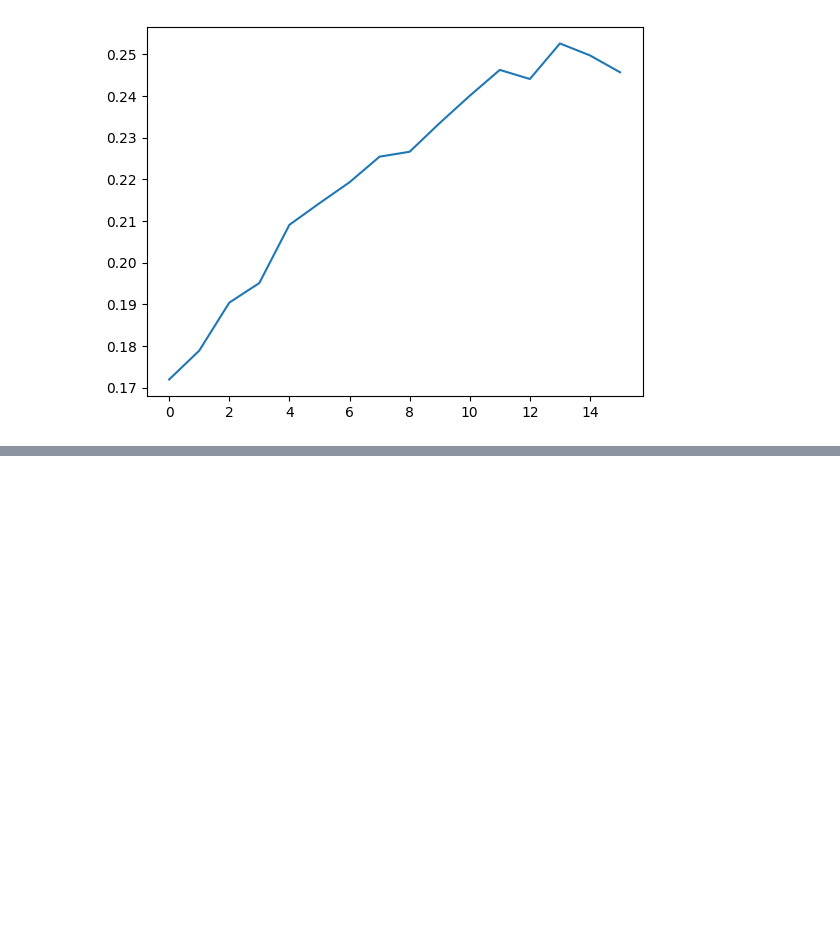
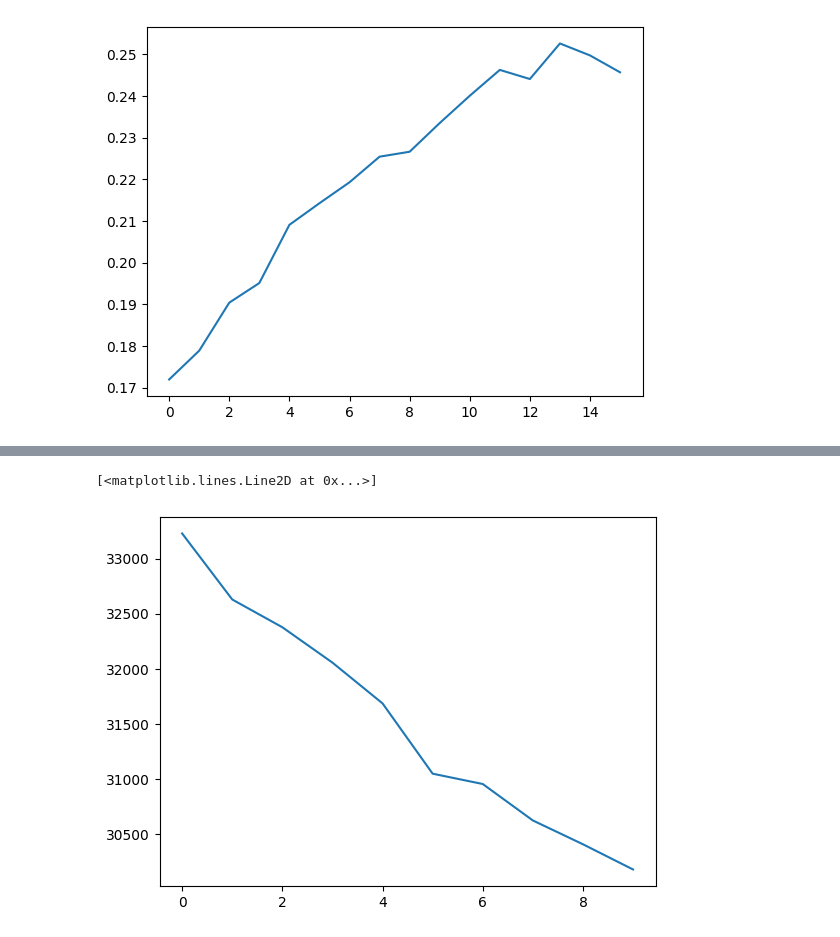
Before and after one commit to abdur-rafi/transaction-clustering, a Jupyter notebook: narration_clustering.ipynb, the cells around one changed output, grey strips where cells are left out. Cells and saved outputs as stored; diff of their text form; code cells hidden in the pictures; blank space fills up the shorter version.

```diff
--- a/narration_clustering.ipynb
+++ b/narration_clustering.ipynb
@@ -613,0 +572,5 @@ plt.plot(scores)
+# %%
+plt.plot(errs)
+# %% [output]
+[<matplotlib.lines.Line2D at 0x...>]
+[figure, added]
```
Also changed, not shown: parts of 33 cells of this notebook.
